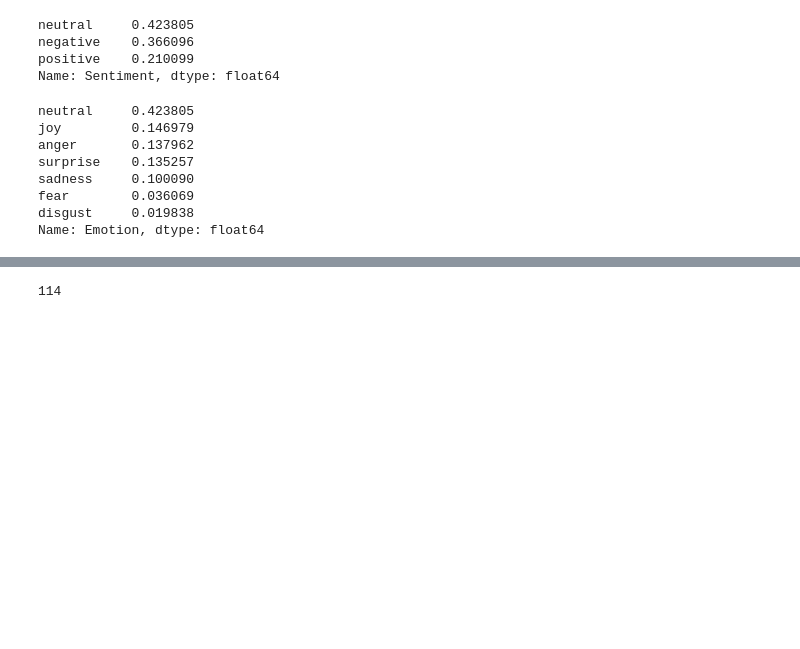
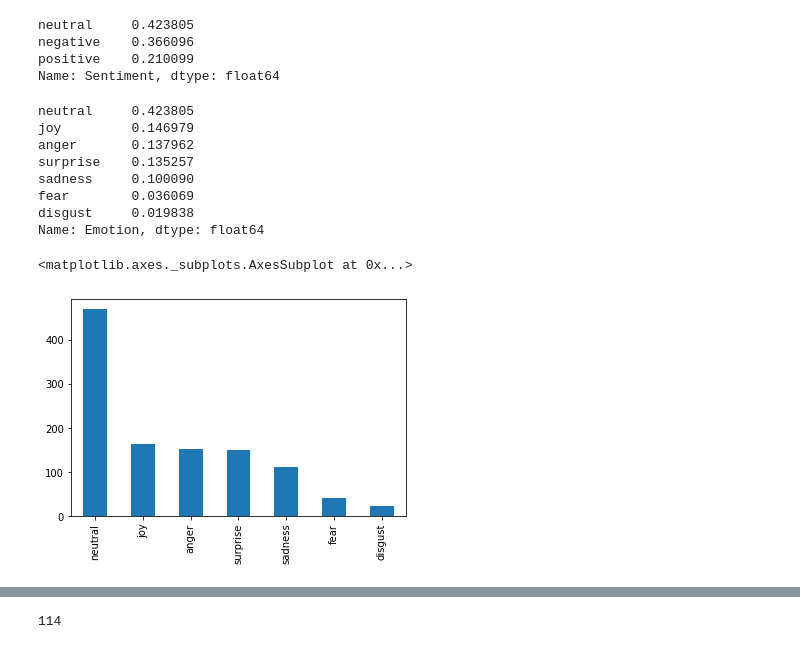
Before and after one commit to oyarsa/radical-ramble, a Jupyter notebook: notebooks/Data Exploration.ipynb, the cells around one changed output, grey strips where cells are left out. Saved outputs shown, nothing was run; the diff lists cells and outputs as text; code cells hidden in the pictures; blank space fills up the shorter version.

```diff
--- a/notebooks/Data Exploration.ipynb
+++ b/notebooks/Data Exploration.ipynb
@@ -31,3 +31,8 @@ sadness     0.100090
 fear        0.036069
 disgust     0.019838
 Name: Emotion, dtype: float64
+# %%
+dev.Emotion.value_counts().plot(kind='bar')
+# %% [output]
+<matplotlib.axes._subplots.AxesSubplot at 0x...>
+[figure, added]
```
Also changed, not shown: parts of 1 cell of this notebook, 2 other files.
